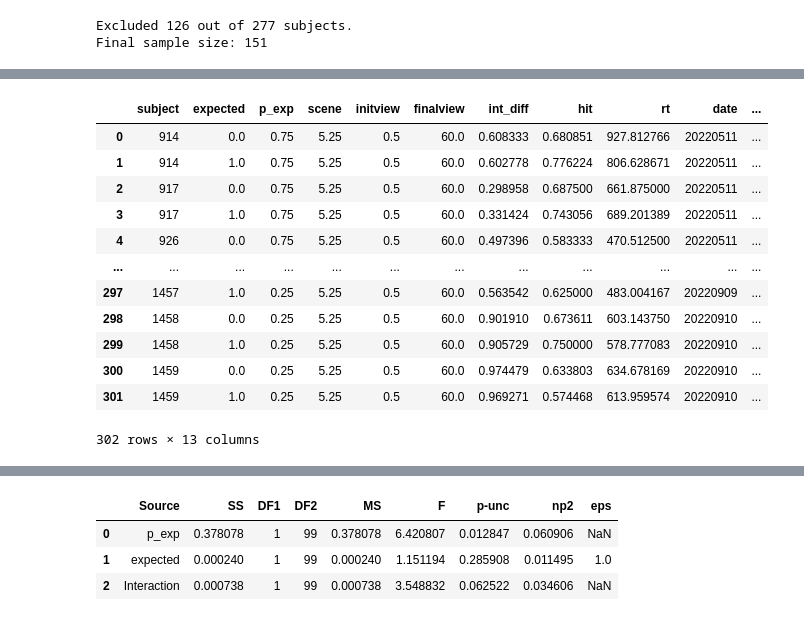
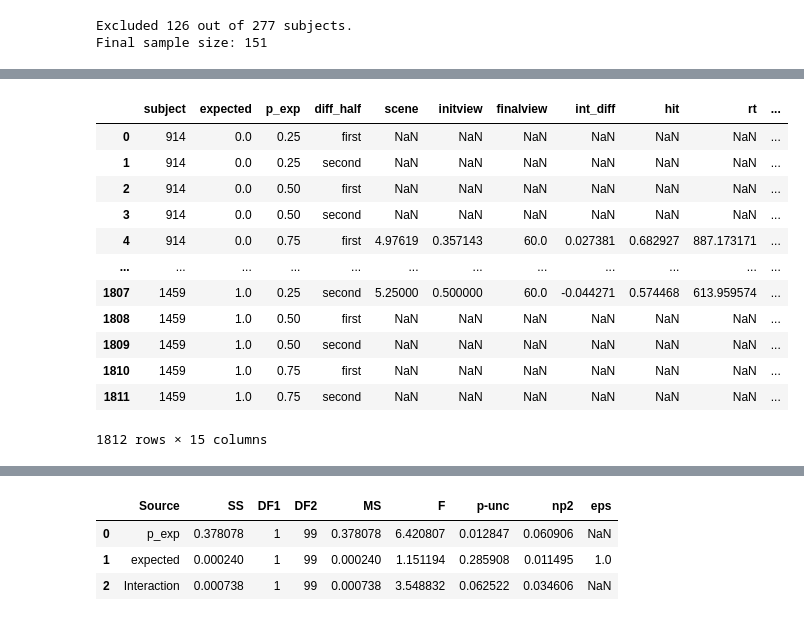
Before and after one commit to GAldegheri/scenecontext-zoom, a Jupyter notebook: analysis/ReadData.ipynb, the cells around one changed output, grey strips where cells are left out. Drawn from its saved outputs; the diff is of its cells as text; code cells hidden in the pictures.

```diff
--- a/analysis/ReadData.ipynb
+++ b/analysis/ReadData.ipynb
@@ -33,6 +30,8 @@ allsubjdata
 | 53182 | 3.0 | 0.0 | -1.0 | 90.0 | Zoom_Sequences_FixedLight/Scene3_... | Zoom_Sequences_FixedLight/Scene3_... | Zoom_Sequences_FixedLight/Scene3_... | Translate_Views_FixedLight/Scene3... | Translate_Views_FixedLight/Scene3... | -0.925 | ... |
 | 53183 | 10.0 | 0.0 | -1.0 | 30.0 | Zoom_Sequences_FixedLight/Scene10... | Zoom_Sequences_FixedLight/Scene10... | Zoom_Sequences_FixedLight/Scene10... | Translate_Views_FixedLight/Scene1... | Translate_Views_FixedLight/Scene1... | -0.900 | ... |
 53184 rows × 18 columns
+# %%
+allsubjdata['abs_diff'] = allsubjdata['int_diff'].abs()
 # %%
 exclude_subjs = subject_exclusion(allsubjdata)
 allsubjdata_noexcl = allsubjdata.copy()
@@ -44,0 +65,8 @@ Final sample size: 151
+# %%
+median_labels = ['first', 'second']
+allsubjdata['diff_half'] = pd.qcut(
+    allsubjdata['abs_diff'],
+    q=2,
+    labels=median_labels,
+    duplicates='drop'
+)
@@ -45,11 +95,12 @@ Final sample size: 151
 # %%
 # Get mean accuracy per participant, for each experiment
 allsubjdata = compute_dprimes(allsubjdata)
-allsubjdata['int_diff'] = allsubjdata['int_diff'].abs()
 p75data = allsubjdata[allsubjdata['p_exp']==0.75]
 p50data = allsubjdata[allsubjdata['p_exp']==0.5]
 p25data = allsubjdata[allsubjdata['p_exp']==0.25]
-p75means = p75data.groupby(['subject', 'expected']).mean().reset_index()
-p50means = p50data.groupby(['subject', 'expected']).mean().reset_index()
-p25means = p25data.groupby(['subject', 'expected']).mean().reset_index()
-allmeans = allsubjdata.groupby(['subject', 'expected', 'p_exp']).mean().reset_index()
+p75means = p75data.groupby(['subject', 'expected']).mean(numeric_only=True).reset_index()
+p50means = p50data.groupby(['subject', 'expected']).mean(numeric_only=True).reset_index()
+p25means = p25data.groupby(['subject', 'expected']).mean(numeric_only=True).reset_index()
+allmeans = allsubjdata.groupby(['subject', 'expected', 'p_exp']).mean(numeric_only=True).reset_index()
+
+allmeans_byintensity = allsubjdata.groupby(['expected', 'diff_half']).mean(numeric_only=True).reset_index()
@@ -56,17 +149,17 @@ allmeans = allsubjdata.groupby(['subject', 'expected', 'p_exp']).mean().reset_in
 # %%
-allmeans
+allmeans_byintensity
 # %% [output]
-|  | subject | expected | p_exp | scene | initview | finalview | int_diff | hit | rt | date | ... |
-| 0 | 914 | 0.0 | 0.75 | 5.25 | 0.5 | 60.0 | 0.608333 | 0.680851 | 927.812766 | 20220511 | ... |
-| 1 | 914 | 1.0 | 0.75 | 5.25 | 0.5 | 60.0 | 0.602778 | 0.776224 | 806.628671 | 20220511 | ... |
-| 2 | 917 | 0.0 | 0.75 | 5.25 | 0.5 | 60.0 | 0.298958 | 0.687500 | 661.875000 | 20220511 | ... |
-| 3 | 917 | 1.0 | 0.75 | 5.25 | 0.5 | 60.0 | 0.331424 | 0.743056 | 689.201389 | 20220511 | ... |
-| 4 | 926 | 0.0 | 0.75 | 5.25 | 0.5 | 60.0 | 0.497396 | 0.583333 | 470.512500 | 20220511 | ... |
+|  | subject | expected | p_exp | diff_half | scene | initview | finalview | int_diff | hit | rt | ... |
+| 0 | 914 | 0.0 | 0.25 | first | NaN | NaN | NaN | NaN | NaN | NaN | ... |
+| 1 | 914 | 0.0 | 0.25 | second | NaN | NaN | NaN | NaN | NaN | NaN | ... |
+| 2 | 914 | 0.0 | 0.50 | first | NaN | NaN | NaN | NaN | NaN | NaN | ... |
+| 3 | 914 | 0.0 | 0.50 | second | NaN | NaN | NaN | NaN | NaN | NaN | ... |
+| 4 | 914 | 0.0 | 0.75 | first | 4.97619 | 0.357143 | 60.0 | 0.027381 | 0.682927 | 887.173171 | ... |
 | ... | ... | ... | ... | ... | ... | ... | ... | ... | ... | ... | ... |
-| 297 | 1457 | 1.0 | 0.25 | 5.25 | 0.5 | 60.0 | 0.563542 | 0.625000 | 483.004167 | 20220909 | ... |
-| 298 | 1458 | 0.0 | 0.25 | 5.25 | 0.5 | 60.0 | 0.901910 | 0.673611 | 603.143750 | 20220910 | ... |
-| 299 | 1458 | 1.0 | 0.25 | 5.25 | 0.5 | 60.0 | 0.905729 | 0.750000 | 578.777083 | 20220910 | ... |
-| 300 | 1459 | 0.0 | 0.25 | 5.25 | 0.5 | 60.0 | 0.974479 | 0.633803 | 634.678169 | 20220910 | ... |
-| 301 | 1459 | 1.0 | 0.25 | 5.25 | 0.5 | 60.0 | 0.969271 | 0.574468 | 613.959574 | 20220910 | ... |
+| 1807 | 1459 | 1.0 | 0.25 | second | 5.25000 | 0.500000 | 60.0 | -0.044271 | 0.574468 | 613.959574 | ... |
+| 1808 | 1459 | 1.0 | 0.50 | first | NaN | NaN | NaN | NaN | NaN | NaN | ... |
+| 1809 | 1459 | 1.0 | 0.50 | second | NaN | NaN | NaN | NaN | NaN | NaN | ... |
+| 1810 | 1459 | 1.0 | 0.75 | first | NaN | NaN | NaN | NaN | NaN | NaN | ... |
+| 1811 | 1459 | 1.0 | 0.75 | second | NaN | NaN | NaN | NaN | NaN | NaN | ... |
-302 rows × 13 columns
+1812 rows × 15 columns
 # %%
```
Also changed, not shown: parts of 69 cells of this notebook, 5 other files.
